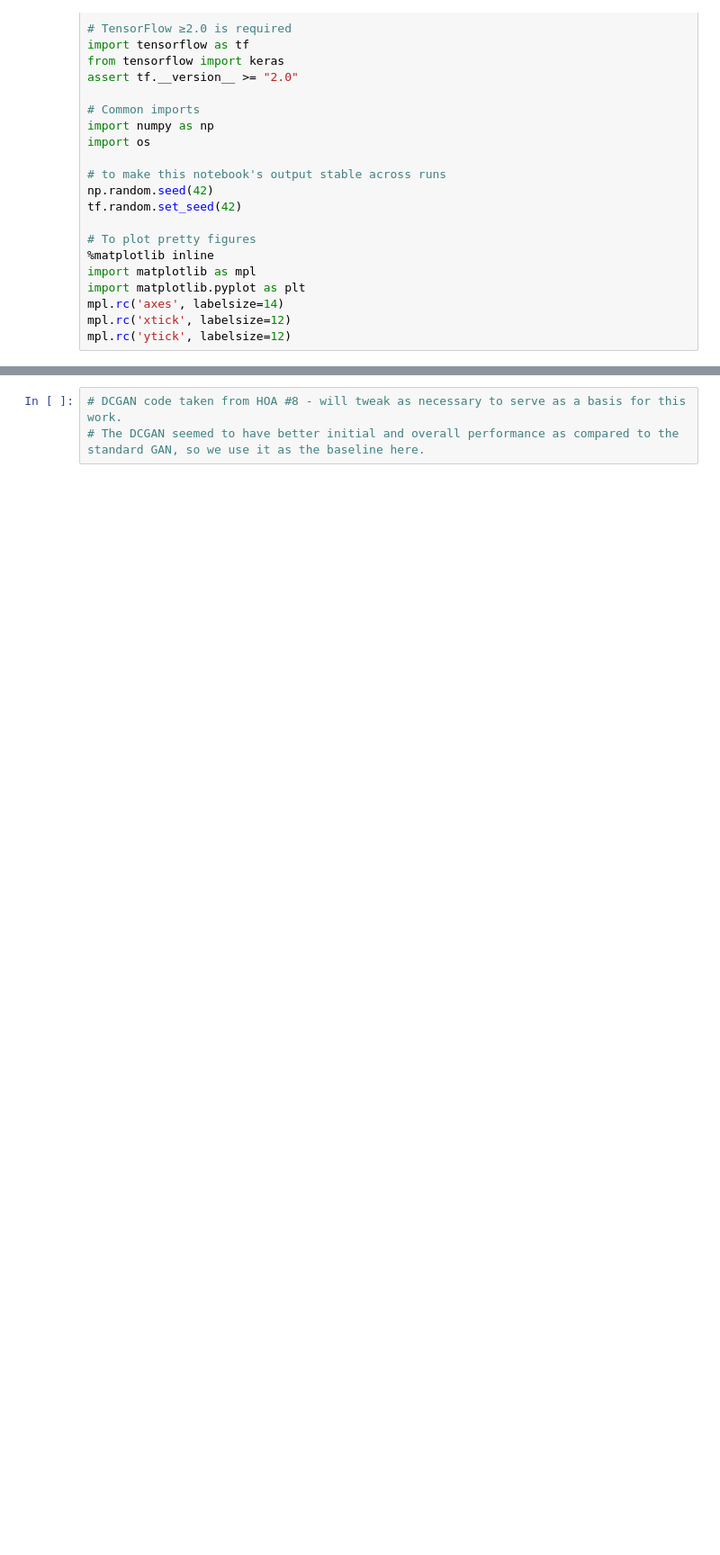
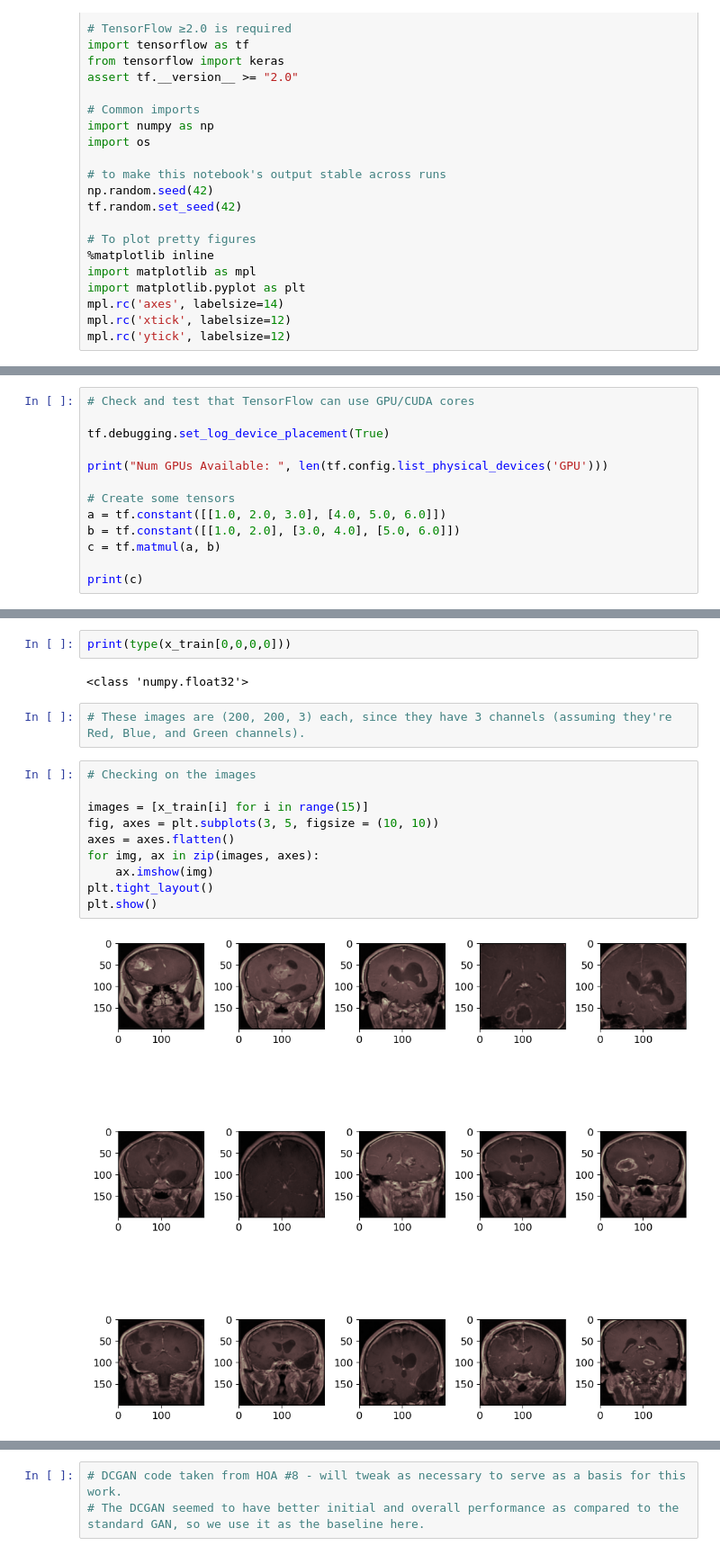
Before and after one commit to vbaules/PH_551_project, a Jupyter notebook: Temp_GAN_project.ipynb, the cells around one changed output, grey strips where cells are left out. Shown: that part at 90% size. Saved outputs shown, nothing was run; the diff lists cells and outputs as text; blank space fills up the shorter version.

```diff
--- a/Temp_GAN_project.ipynb
+++ b/Temp_GAN_project.ipynb
@@ -29,0 +42,13 @@ mpl.rc('ytick', labelsize=12)
+# %%
+# Check and test that TensorFlow can use GPU/CUDA cores
+
+tf.debugging.set_log_device_placement(True)
+
+print("Num GPUs Available: ", len(tf.config.list_physical_devices('GPU')))
+
+# Create some tensors
+a = tf.constant([[1.0, 2.0, 3.0], [4.0, 5.0, 6.0]])
+b = tf.constant([[1.0, 2.0], [3.0, 4.0], [5.0, 6.0]])
+c = tf.matmul(a, b)
+
+print(c)
@@ -59,0 +215,18 @@ from sklearn.model_selection import train_test_split
+# %%
+print(type(x_train[0,0,0,0]))
+# %% [output]
+<class 'numpy.float32'>
+# %%
+# These images are (200, 200, 3) each, since they have 3 channels (assuming they're Red, Blue, and Green channels).
+# %%
+# Checking on the images
+
+images = [x_train[i] for i in range(15)]
+fig, axes = plt.subplots(3, 5, figsize = (10, 10))
+axes = axes.flatten()
+for img, ax in zip(images, axes):
+    ax.imshow(img)
+plt.tight_layout()
+plt.show()
+# %% [output]
+[figure, added]
```
Also changed, not shown: parts of 22 cells of this notebook.
